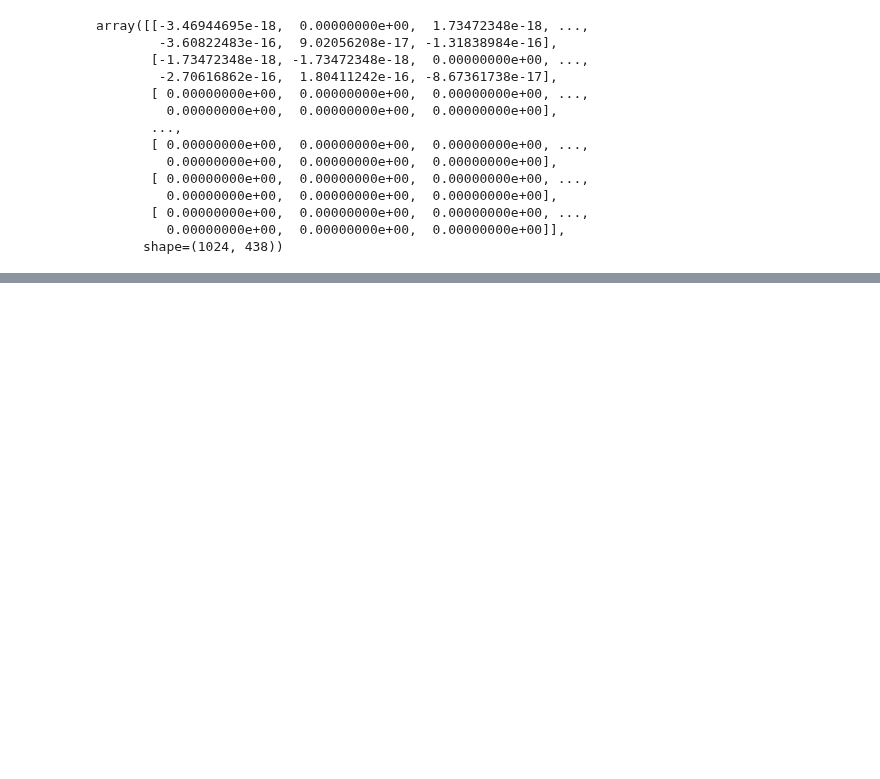
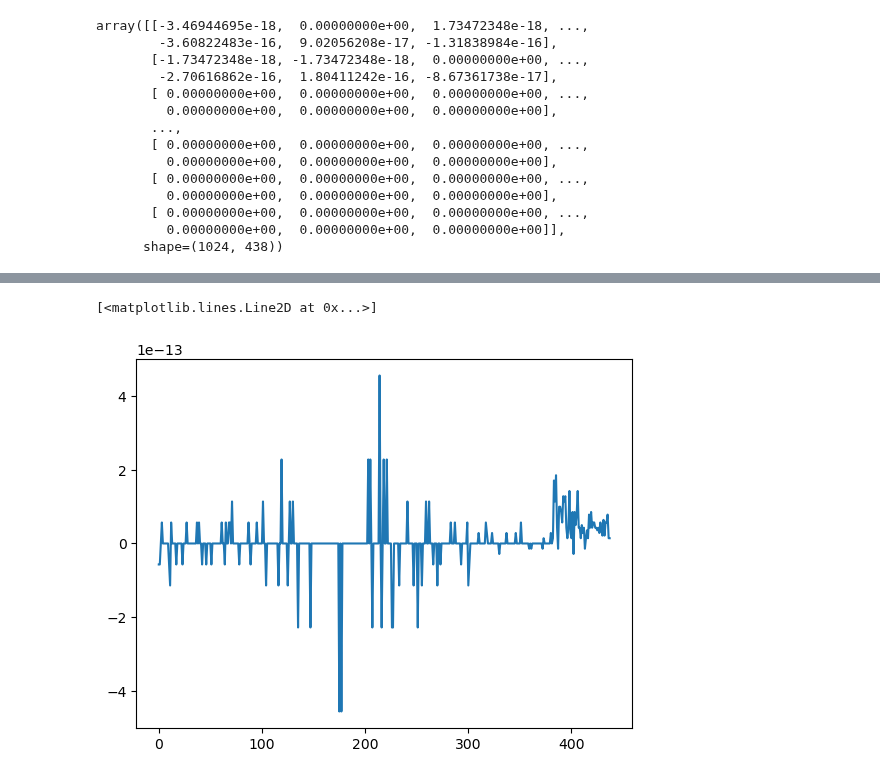
Before and after one commit to Chujo58/fitburst, a Jupyter notebook: test.ipynb, the cells around one changed output, grey strips where cells are left out. Drawn from its saved outputs; the diff is of its cells as text; code cells hidden in the pictures; blank space fills up the shorter version.

```diff
--- a/test.ipynb
+++ b/test.ipynb
@@ -783,3 +843,11 @@ plt.colorbar()
+# %%
+plt.plot(
+    modeler.timeprof_per_component.sum(2).sum(0)
+    - modeler_v2.timeprof_per_component.sum(2).sum(0)
+)
+# %% [output]
+[<matplotlib.lines.Line2D at 0x...>]
+[figure, added]
 # %%
 plt.plot(modeler.timeprof_per_component.sum(2).sum(0), label="Fitburst")
 plt.plot(timeprof_per_component.sum(2).sum(0), label="New version")
```
Also changed, not shown: parts of 23 cells of this notebook, 1 other file.
